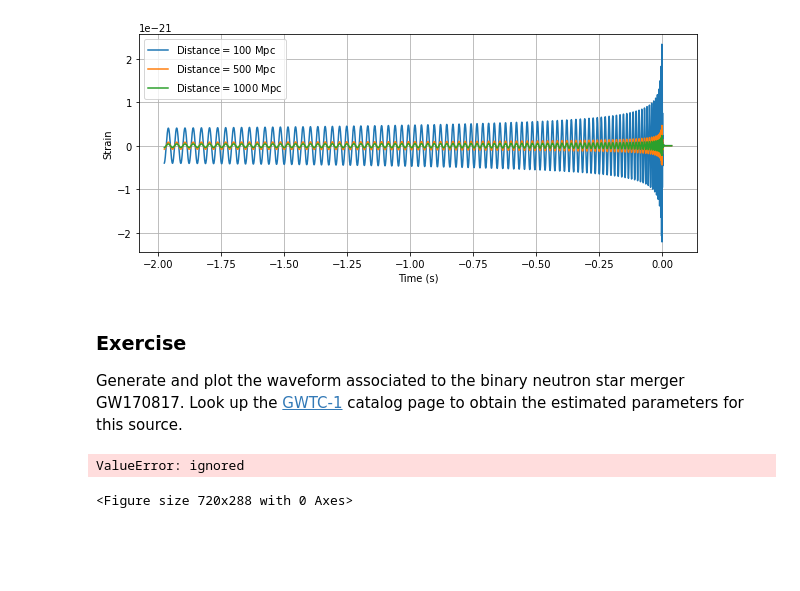
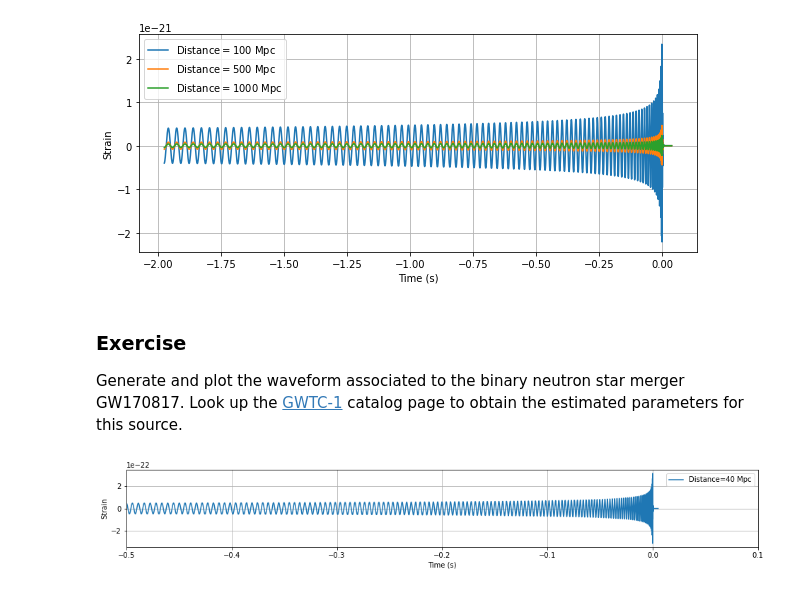
Before and after one commit to pviscone/GWOSC-workshop, a Jupyter notebook: Tutorials/Day_1/Tuto 1.4 Generating waveforms.ipynb, the cells around one changed output. Drawn from its saved outputs; the diff is of its cells as text; code cells hidden in the pictures; blank space fills up the shorter version.

```diff
--- a/Tutorials/Day_1/Tuto 1.4 Generating waveforms.ipynb
+++ b/Tutorials/Day_1/Tuto 1.4 Generating waveforms.ipynb
@@ -126,21 +126,21 @@ pylab.show()
 
 Generate and plot the waveform associated to the binary neutron star merger GW170817. Look up the [GWTC-1](https://www.gw-openscience.org/GWTC-1/) catalog page to obtain the estimated parameters for this source.
 # %%
-pylab.figure(figsize=pylab.figaspect(0.4))
+pylab.figure(figsize=pylab.figaspect(0.1))
 
 hp, hc = get_td_waveform(approximant="SEOBNRv4_opt",
                       mass1=1.46,
                       mass2=1.27,
-                      delta_t=1.0/4096,
+                      delta_t=1.0/(4096*4),
                       f_lower=30,
                       distance=100)
 
 pylab.plot(hp.sample_times, hp, label='Distance=40 Mpc' )
 pylab.legend()
 pylab.grid()
 pylab.xlabel('Time (s)')
 pylab.ylabel('Strain')
+pylab.xlim(-0.5,0.1)
 pylab.show()
 # %% [output]
-ValueError: ignored
-<Figure size 720x288 with 0 Axes>
+[figure, added]
```
Also changed, not shown: 19 other files.
